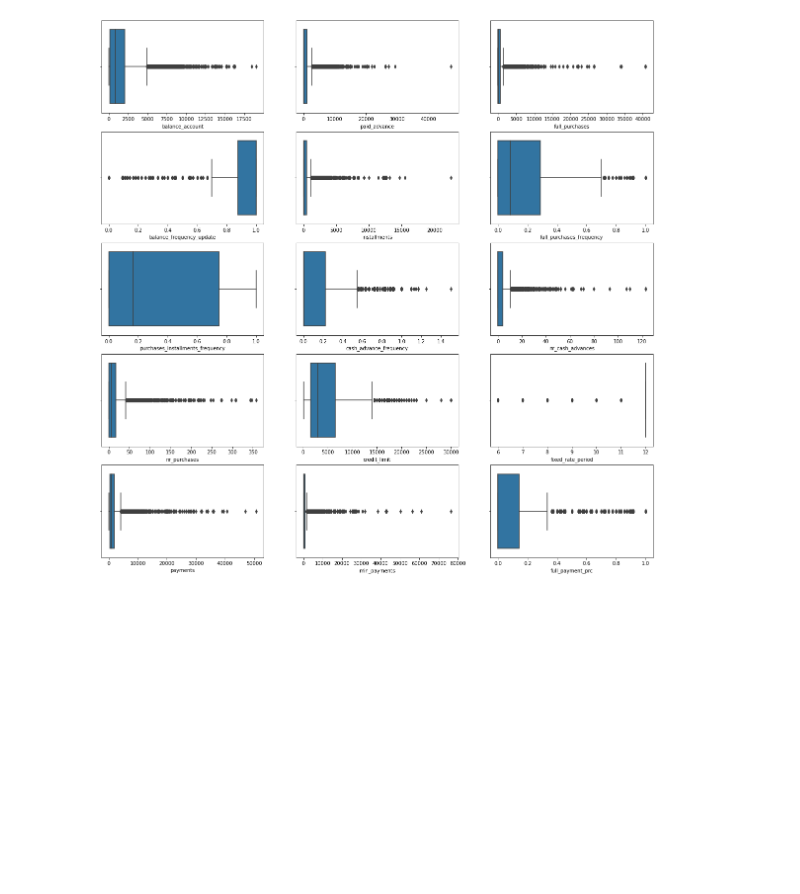
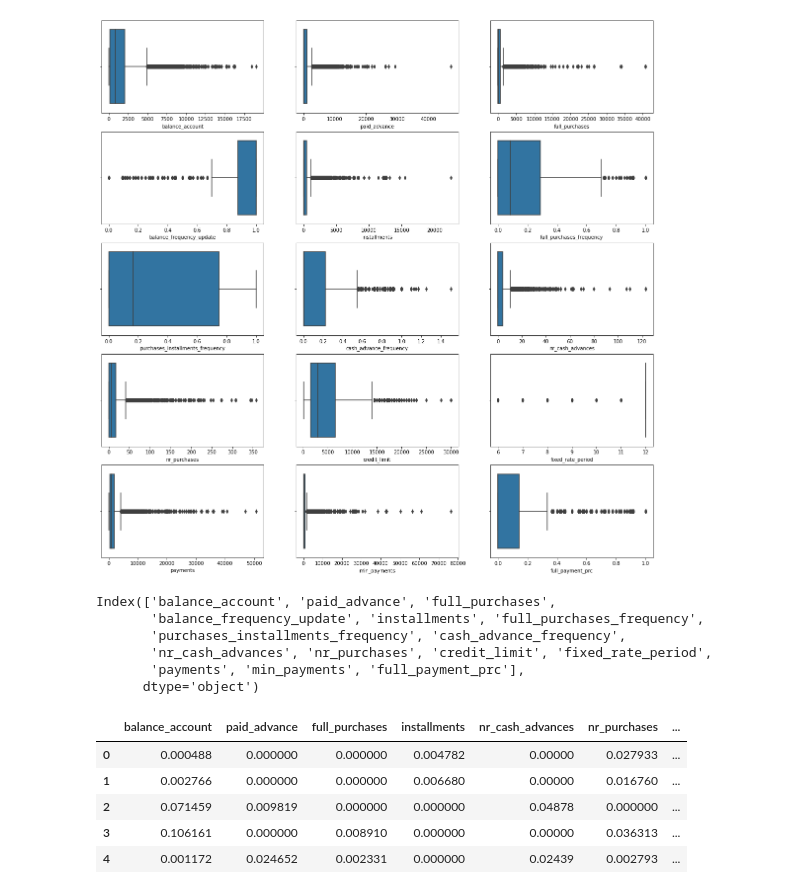
Before and after one commit to ansamz/Customer-Segmentation, a Jupyter notebook: notebooks/OH_CreditCard.ipynb, the cells around one changed output. Cells and saved outputs as stored; diff of their text form; code cells hidden in the pictures; blank space fills up the shorter version.

```diff
--- a/notebooks/OH_CreditCard.ipynb
+++ b/notebooks/OH_CreditCard.ipynb
@@ -28,7 +31,7 @@ The features: \
 **min_payments :** minimum amount of payments made by user\
 **full_payment_prc :** percent of full payment paid by user
 # %%
-path = "../../../data/card_transactions.csv"
+path = "/Users/ozgunhaznedar/Desktop/SIT/data/card_transactions.csv"
 df = pd.read_csv(path, na_values=["?", ""])
 df
 # %% [output]
@@ -130,3 +133,12 @@ for index, name in enumerate(df.columns):
     sns.boxplot(ax=ax, data=df, x=name)
 # %% [output]
 [figure]
+# %%
+df.columns
+# %% [output]
+Index(['balance_account', 'paid_advance', 'full_purchases',
+       'balance_frequency_update', 'installments', 'full_purchases_frequency',
+       'purchases_installments_frequency', 'cash_advance_frequency',
+       'nr_cash_advances', 'nr_purchases', 'credit_limit', 'fixed_rate_period',
+       'payments', 'min_payments', 'full_payment_prc'],
+      dtype='object')
@@ -132,0 +158,15 @@ for index, name in enumerate(df.columns):
+# %%
+from sklearn.preprocessing import MinMaxScaler, StandardScaler
+
+subset_df = df[columns_to_scale].copy()  # could not use timestamp
+
+mms = MinMaxScaler(feature_range=(0, 1))
+subset_df[columns_to_scale] = mms.fit_transform(subset_df)
+subset_df.head()
+# %% [output]
+|  | balance_account | paid_advance | full_purchases | installments | nr_cash_advances | nr_purchases | ... |
+| 0 | 0.000488 | 0.000000 | 0.000000 | 0.004782 | 0.00000 | 0.027933 | ... |
+| 1 | 0.002766 | 0.000000 | 0.000000 | 0.006680 | 0.00000 | 0.016760 | ... |
+| 2 | 0.071459 | 0.009819 | 0.000000 | 0.000000 | 0.04878 | 0.000000 | ... |
+| 3 | 0.106161 | 0.000000 | 0.008910 | 0.000000 | 0.00000 | 0.036313 | ... |
+| 4 | 0.001172 | 0.024652 | 0.002331 | 0.000000 | 0.02439 | 0.002793 | ... |
```
Also changed, not shown: parts of 6 cells of this notebook.
